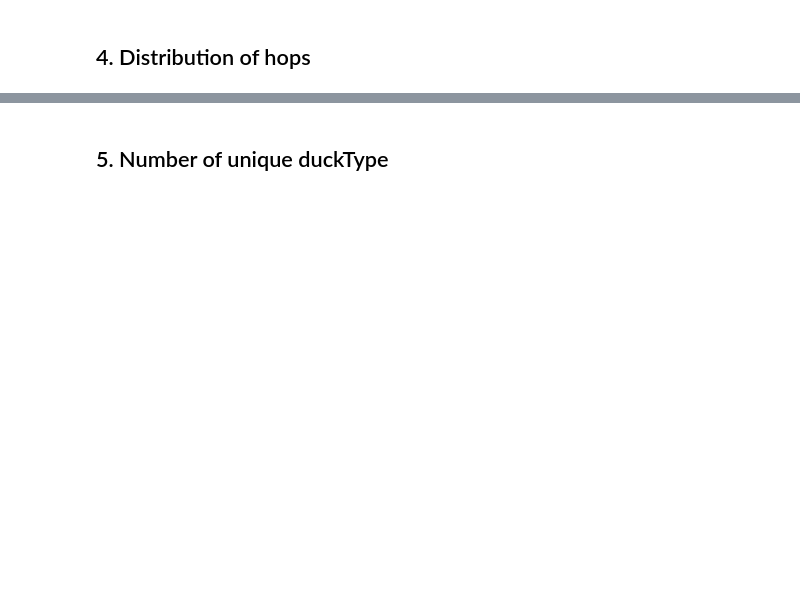
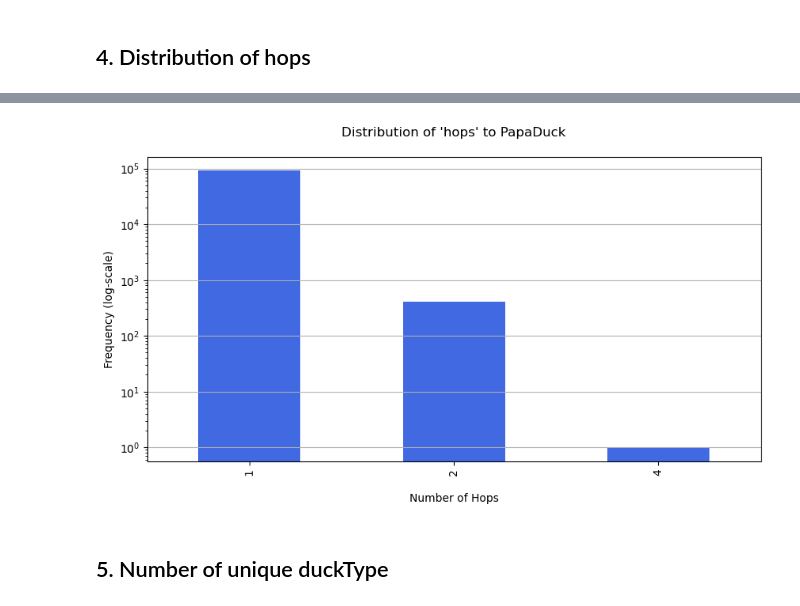
Before and after one commit to lucifermorningstar1305/DataDuck, a Jupyter notebook: Data_Modeling.ipynb, the cells around one changed output, grey strips where cells are left out. Saved outputs shown, nothing was run; the diff lists cells and outputs as text; code cells hidden in the pictures; blank space fills up the shorter version.

```diff
--- a/Data_Modeling.ipynb
+++ b/Data_Modeling.ipynb
@@ -113,3 +115,31 @@ plt.show()
+# %%
+hops = df['hops'].value_counts()
+
+ax = hops.plot(
+    kind="bar",
+    title="Distribution of 'hops' to PapaDuck\n",
+    color="royalblue",
+    grid=True,
+    figsize=(10, 5)
+)
+
+# Setting the x label
+ax.set_xlabel("\nNumber of Hops")
+# plt.xticks([1, 2, 3, 4])
+
+# Setting the y-axis
+ax.grid(visible=False, which='major', axis='x')
+ax.set_yscale('log')
+ax.set_ylabel('Frequency (log-scale)')
+
+# Identifying possible outlier
+# rect = plt.Rectangle((2.5, 0), 3, 8, alpha=.25, color="firebrick", linestyle="--")
+# plt.gca().add_patch(rect)
+ax.annotate('Why?', (2.8, 10), xytext=(1, 70), arrowprops=dict(facecolor="indianred", shrink=0.05), fontsize=12)
+
+plt.show()
+# %% [output]
+[figure, added]
 # %% [markdown]
 ## 5. Number of unique duckType
 # %%
```
Also changed, not shown: parts of 19 cells of this notebook.
